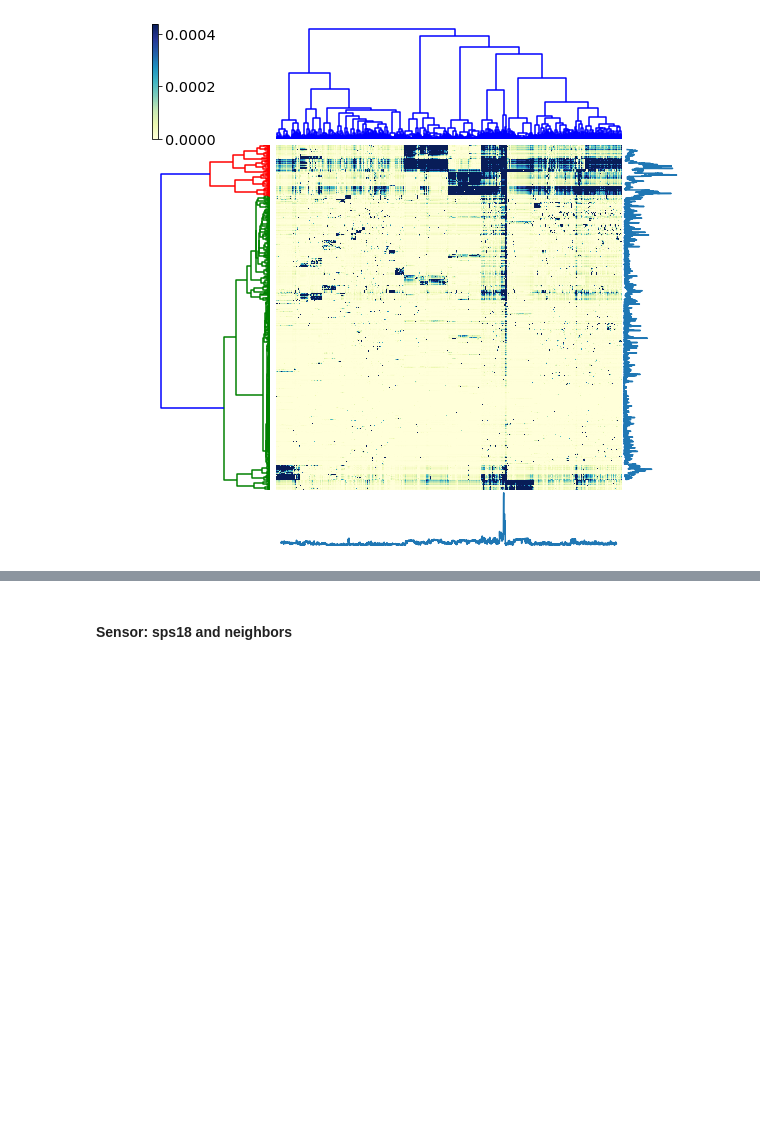
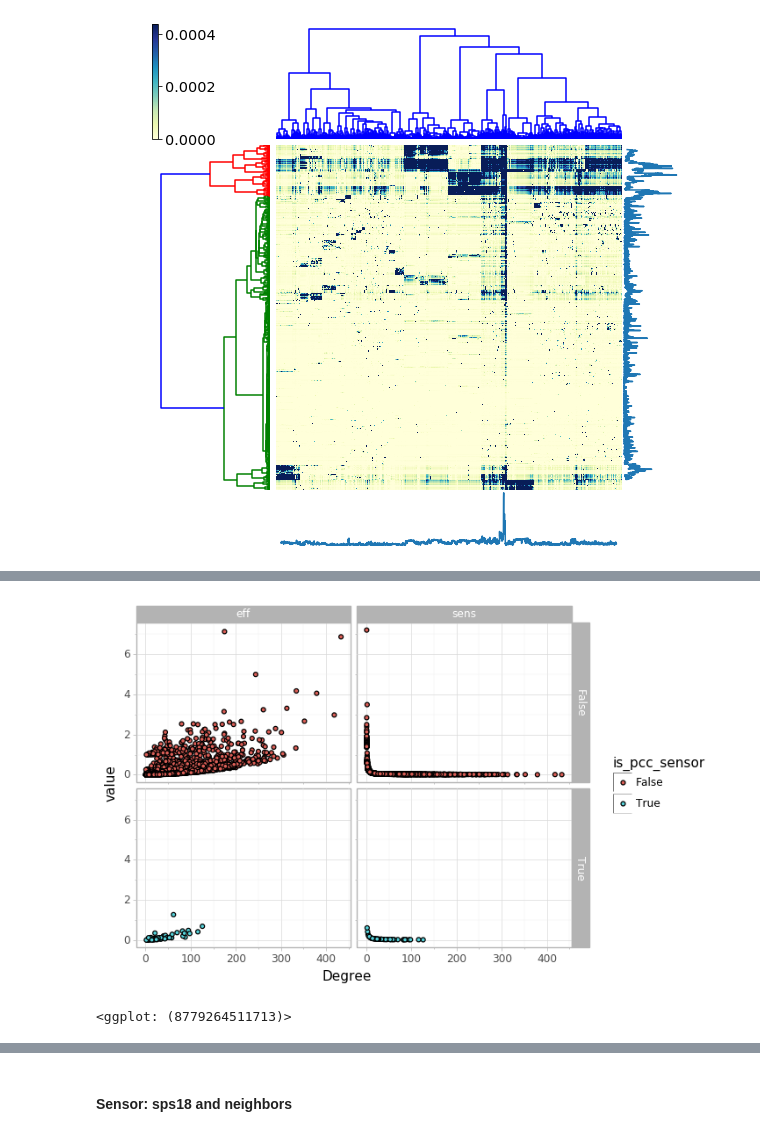
Before and after one commit to oacar/enm_package, a Jupyter notebook: notebooks/03-PRS_costanzo_07132020.ipynb, the cells around one changed output, grey strips where cells are left out. Saved outputs shown, nothing was run; the diff lists cells and outputs as text; code cells hidden in the pictures; blank space fills up the shorter version.

```diff
--- a/notebooks/03-PRS_costanzo_07132020.ipynb
+++ b/notebooks/03-PRS_costanzo_07132020.ipynb
@@ -142,0 +195,11 @@ e_pcc.heatmap_annotated()
+# %%
+(ggplot(pd.melt(e_gi.df,id_vars=['orf_name','is_pcc_sensor','deg'],value_vars = ['sens','eff']),aes('deg','value',fill='is_pcc_sensor'))
++ geom_point()
++ theme_light()
++ facet_grid('is_pcc_sensor~variable')
++ xlab('Degree')
+#+ ylab('Effectiveness'))
+)
+# %% [output]
+[figure, added]
+<ggplot: (8779264511713)>
```
Also changed, not shown: parts of 26 cells of this notebook.
